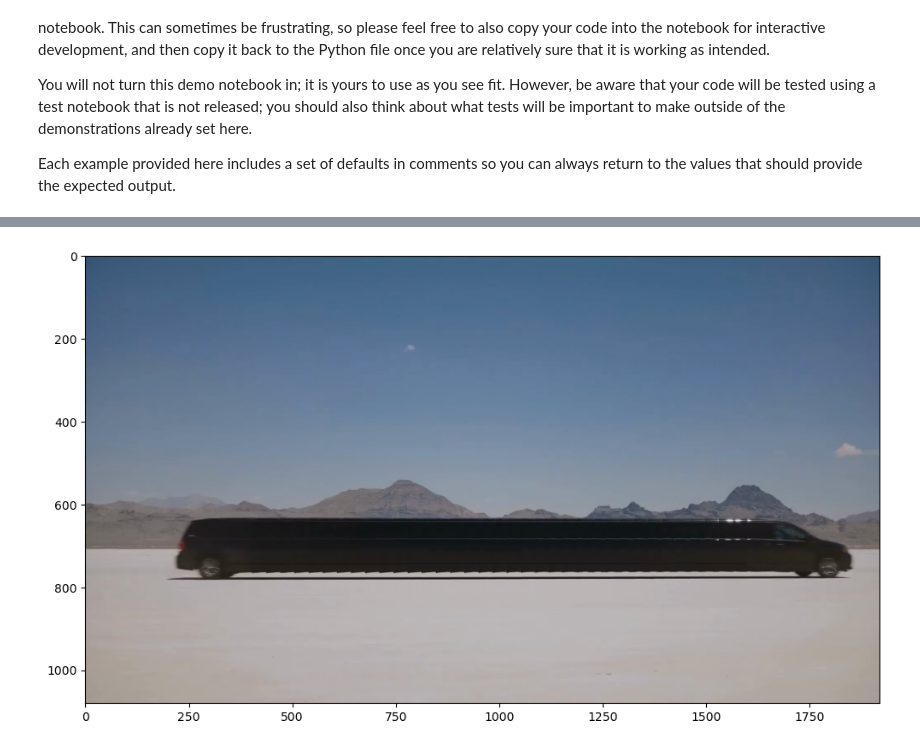
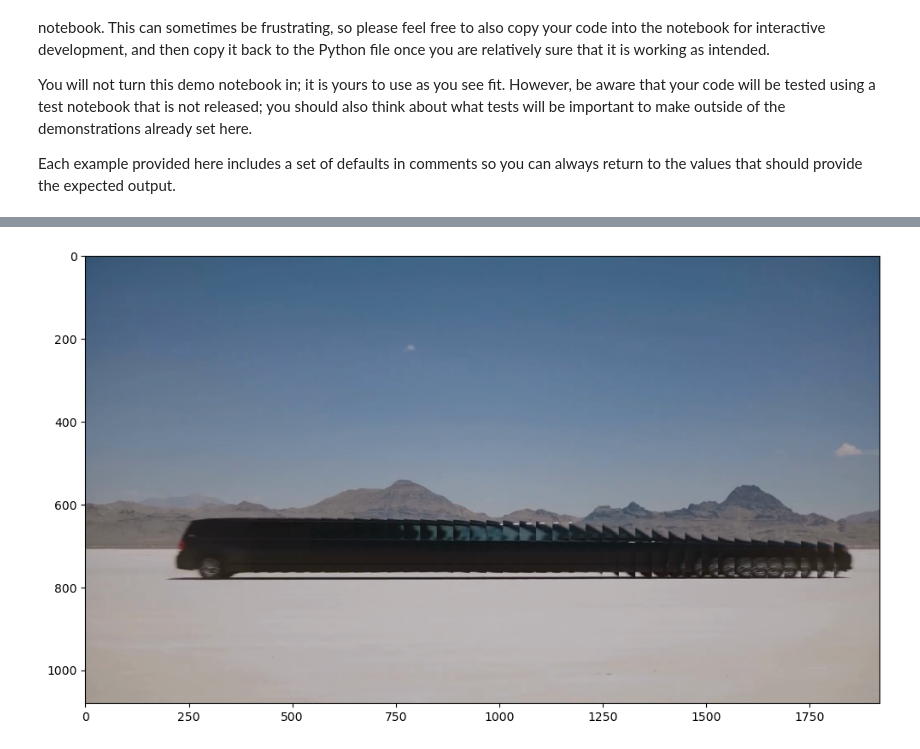
Before and after one commit to chrjohnson26/CS153, a Jupyter notebook: src/Assignment_1/Assignment Demo.ipynb, the cells around one changed output, grey strips where cells are left out. Saved outputs shown, nothing was run; the diff lists cells and outputs as text; code cells hidden in the pictures.

```diff
--- a/src/Assignment_1/Assignment Demo.ipynb
+++ b/src/Assignment_1/Assignment Demo.ipynb
@@ -104,16 +72,16 @@ test_img:
 # %%
 base_path = 'images/van_imgs/frame_'
 start_frame = 70 # default 70
 frames = 37 # default 37
-numpix = 34.2 # default 34.2
+numpix = 40# default 34.2
 offset = 370 # default 370
 
 img = A1.slice_video(base_path, start_frame, frames, numpix, offset)
 
 plt.imshow(img)
 plt.show()
 # %% [output]
-[figure, old version]
+[figure, new version]
 # %%
 base_path = 'images/moose_imgs/frame_'
 start_frame = 35 # default 35
```
Also changed, not shown: parts of 4 cells of this notebook, 28 other files.
